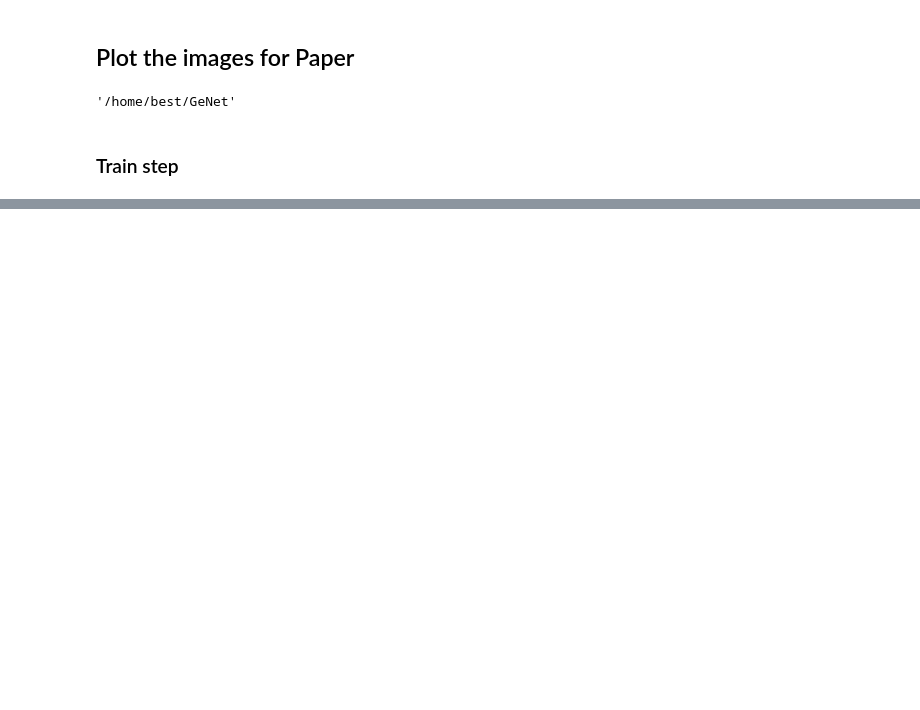
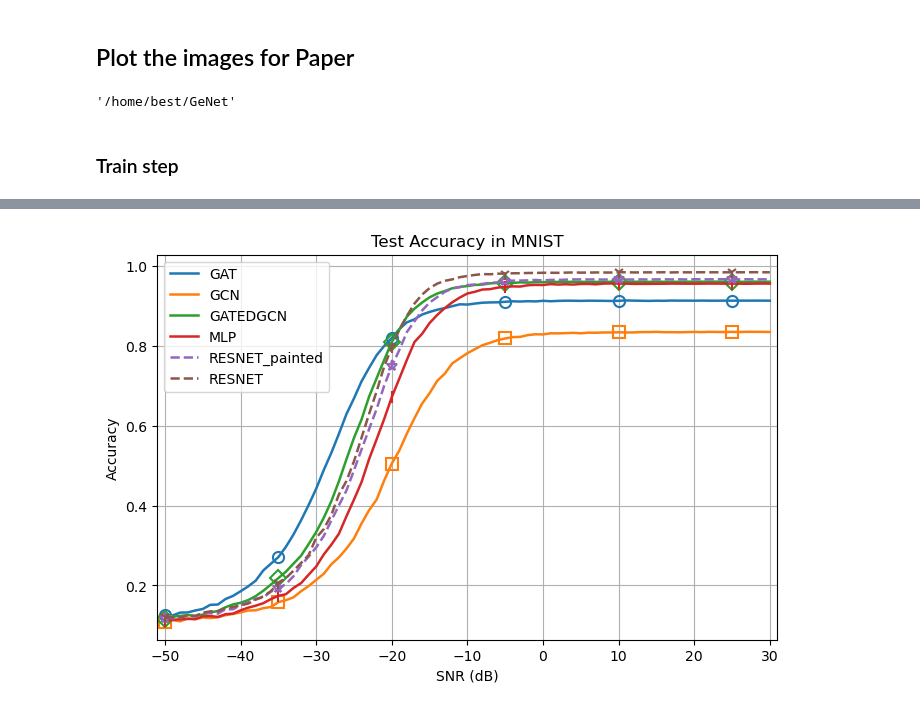
Before and after one commit to chunbaobao/GeNet, a Jupyter notebook: visualization/plot_visualization.ipynb, the cells around one changed output, grey strips where cells are left out. Cells and saved outputs as stored; diff of their text form; code cells hidden in the pictures; blank space fills up the shorter version.

```diff
--- a/visualization/plot_visualization.ipynb
+++ b/visualization/plot_visualization.ipynb
@@ -78,0 +92,44 @@ plt.show()
+# %%
+dataset_name = 'cifar10'
+dataset_name = 'mnist'
+log_dir = './out/eval/'
+parser = 'test_acc'
+tag = 'snr'
+ea = event_multiplexer.EventMultiplexer().AddRunsFromDirectory(log_dir + tag)
+ea.Reload()
+markers = ['o', 's', 'D', '|', '*', '1']
+index = 0
+plt.figure(figsize=(8,5))
+for run in sorted(ea.Runs().keys()):
+    if dataset_name in run:
+        sc = ea.Scalars(run, parser + '/' + tag)
+        df = pd.Series(data=[s.value for s in sc], index=[s.step for s in sc])
+        smooth = df.ewm(alpha= 1 - 0.2).mean()
+        model_name = run.split('_')[0]
+        is_painted = eval(run.split('_')[-1])
+        if model_name == 'resnet' and is_painted:
+            line = plt.plot([s for s in smooth.index], [s for s in smooth.values], label=model_name.upper() + '_painted', linewidth=1.8, linestyle='--')
+        elif model_name == 'resnet' and not is_painted:
+            line = plt.plot([s for s in smooth.index], [s for s in smooth.values], label=model_name.upper(), linewidth=1.8, linestyle='--')
+        else:
+            line = plt.plot([s for s in smooth.index], [s for s in smooth.values], label=model_name.upper(),linewidth=1.8)
+
+        plt.plot([s for s in smooth.index][::15], [s for s in smooth.values][::15], linestyle = 'None',
+                marker = markers[index], color = line[0].get_color(), markerfacecolor = 'None', markersize=8, markeredgewidth = 1.5)
+        index += 1
+plt.legend()
+
+
+
+
+
+
+plt.xlabel('SNR (dB)')
+plt.ylabel('Accuracy')
+plt.title('Test Accuracy in ' + dataset_name.upper())
+plt.xlim(-51, 31)
+plt.grid()
+plt.savefig(out_dir + dataset_name + '_'  + tag + '.pdf', pad_inches=0, bbox_inches='tight')
+plt.show()
+# %% [output]
+[figure, added]
```
Also changed, not shown: parts of 8 cells of this notebook, 20 other files.
